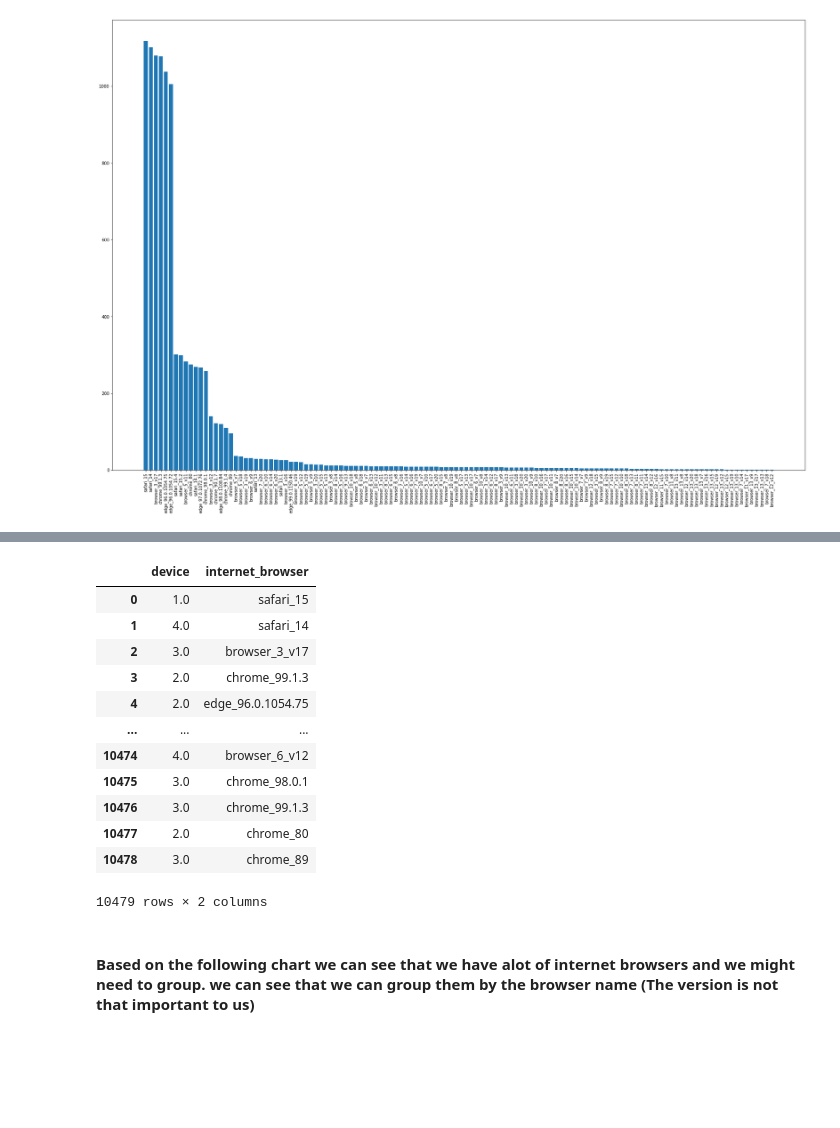
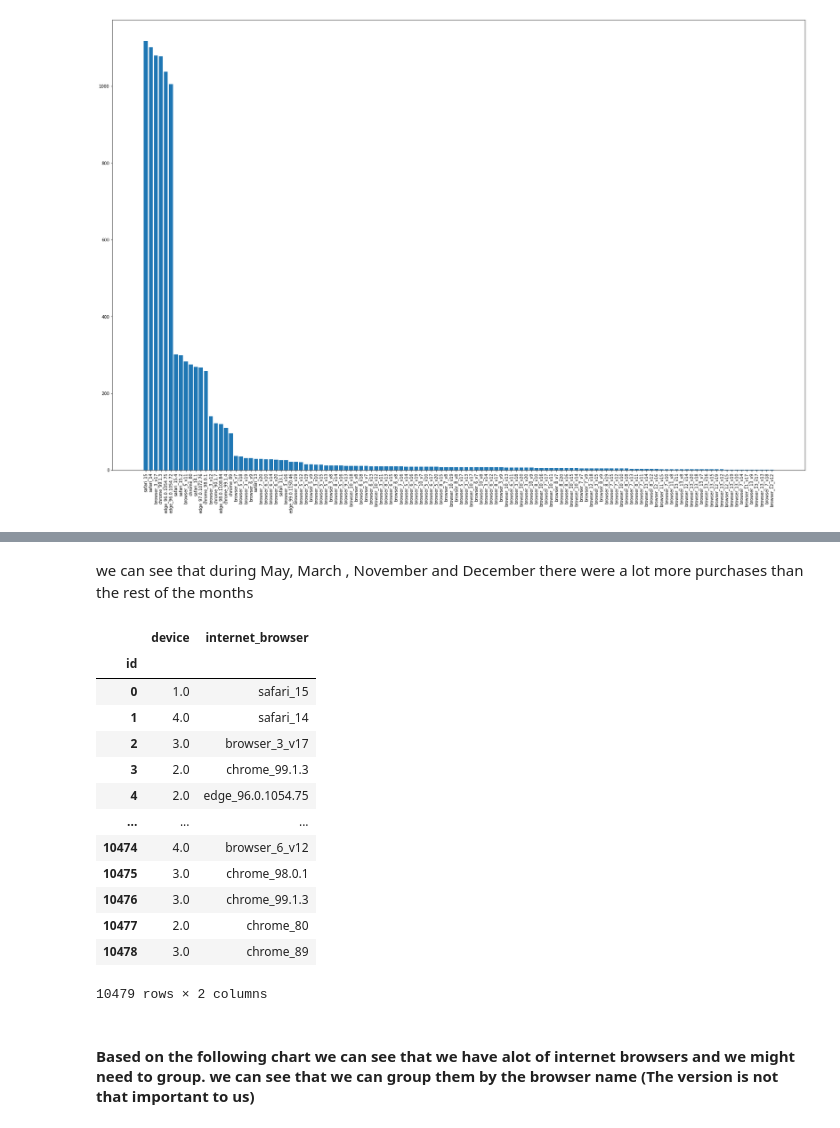
Before and after one commit to TalmSnir/ML-Final-Project, a Jupyter notebook: Final-Project.ipynb, the cells around one changed output, grey strips where cells are left out. Drawn from its saved outputs; the diff is of its cells as text; code cells hidden in the pictures; blank space fills up the shorter version.

```diff
--- a/Final-Project.ipynb
+++ b/Final-Project.ipynb
@@ -47,7 +46,7 @@ def print_general_data_exploration(data):
   display(data.dtypes)
 # %%
 # loading the train dataset
-data=pd.read_csv("train.csv")
+data=pd.read_csv("train.csv",index_col=0)
 # %%
 print_general_data_exploration(data)
 # %% [output]
@@ -156,11 +167,13 @@ plt.show()
+# %% [markdown]
+we can see that during May, March , November and December there were a lot more purchases than the rest of the months
 # %%
 devices=data['device'].unique()
 devices_count=data['device'].value_counts()
 devices_count
-df=data[['device','internet_browser']]
-df
+data[['device','internet_browser']]
 # %% [output]
 |  | device | internet_browser |
+| id |  |  |
 | 0 | 1.0 | safari_15 |
 | 1 | 4.0 | safari_14 |
 | 2 | 3.0 | browser_3_v17 |
```
Also changed, not shown: parts of 25 cells of this notebook.
